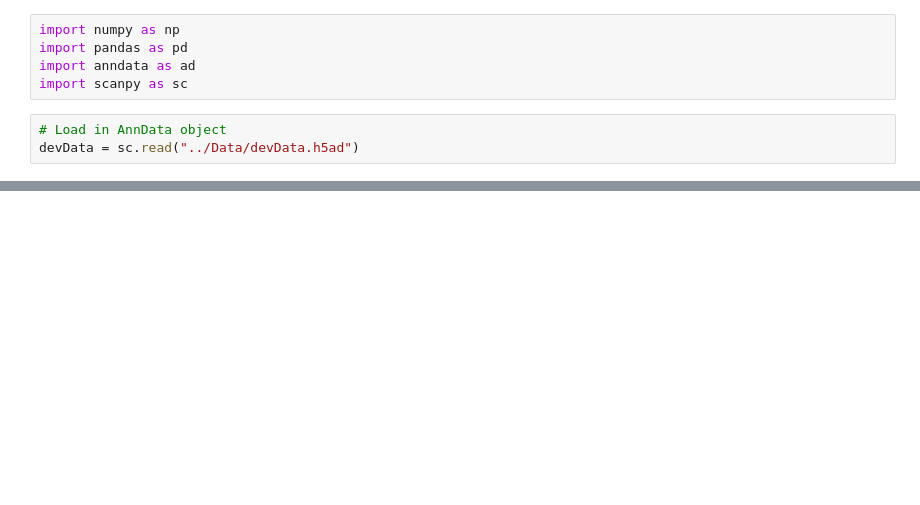
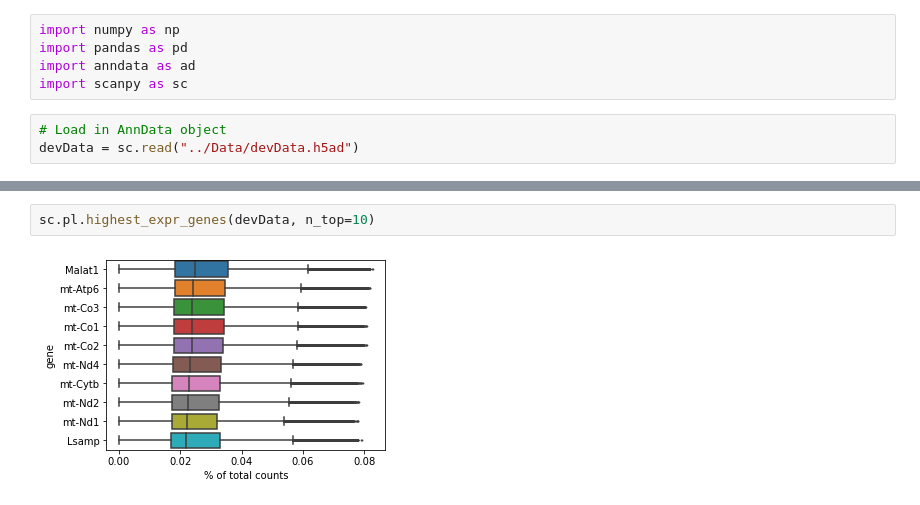
Before and after one commit to mathewsummers/Development-scRNAseq, a Jupyter notebook: Code/Preprocess AnnData.ipynb, the cells around one changed output, grey strips where cells are left out. Saved outputs shown, nothing was run; the diff lists cells and outputs as text; blank space fills up the shorter version.

```diff
--- a/Code/Preprocess AnnData.ipynb
+++ b/Code/Preprocess AnnData.ipynb
@@ -18,0 +33,4 @@ Categories (3, object): ['GABAergic', 'Glutamatergic', 'Non_neuronal']
+# %%
+sc.pl.highest_expr_genes(devData, n_top=10)
+# %% [output]
+[figure, added]
```
Also changed, not shown: parts of 7 cells of this notebook.
